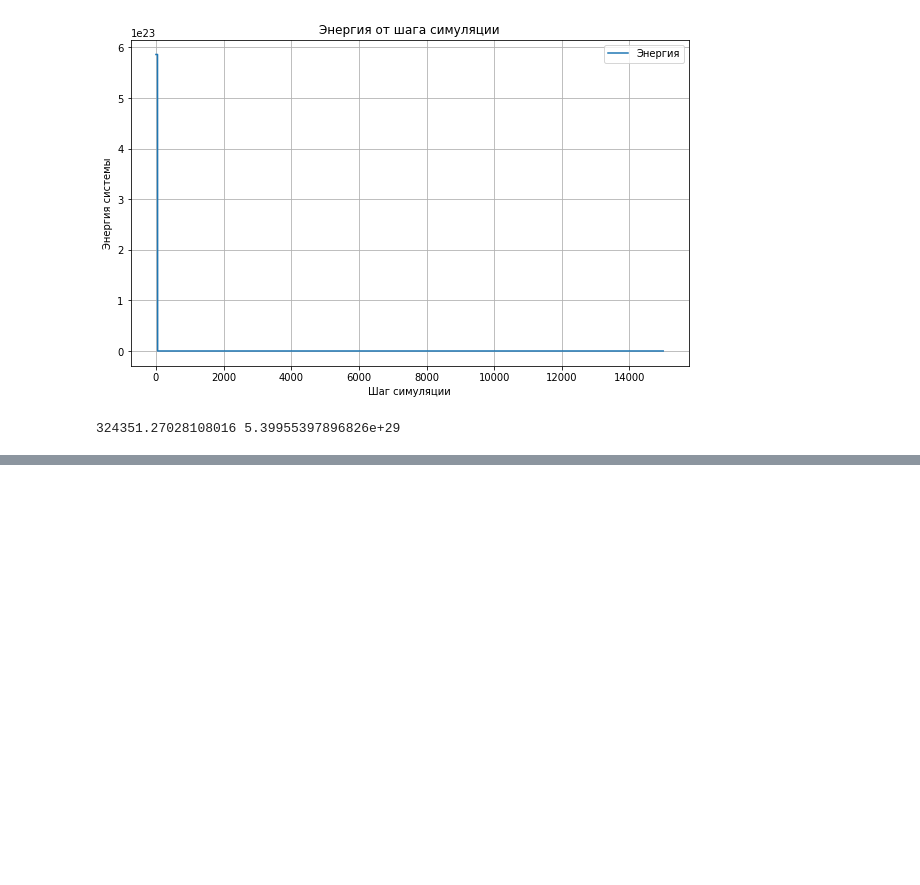
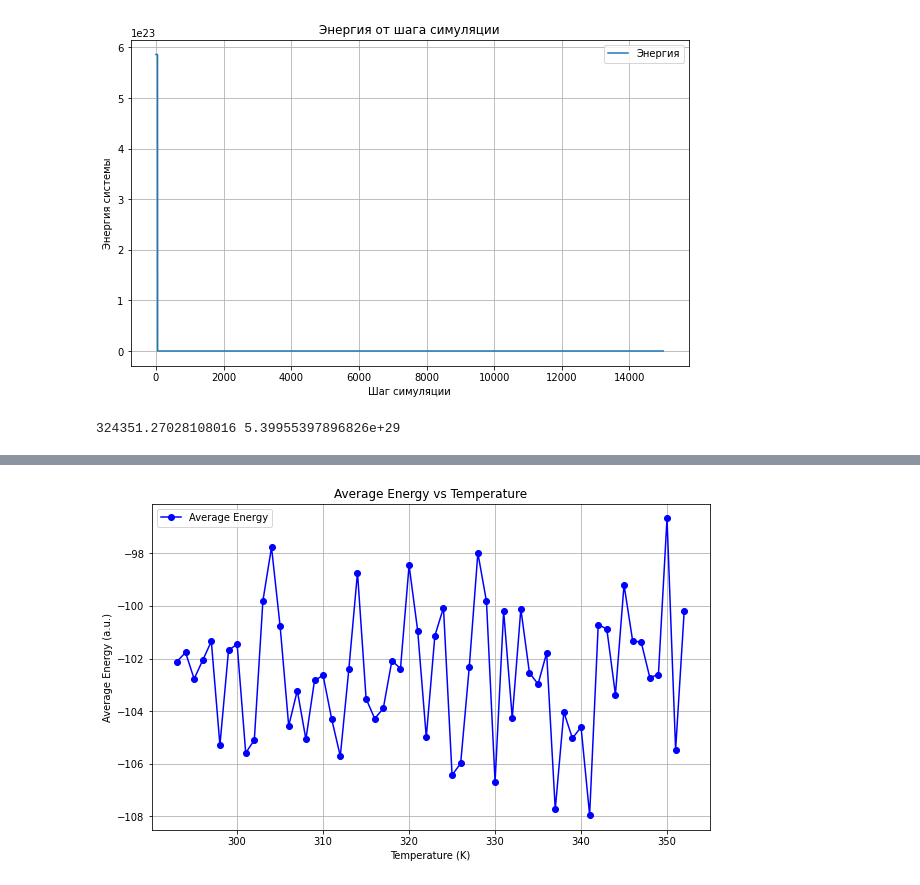
Before and after one commit to rknzhl/polymerization, a Jupyter notebook: main.ipynb, the cells around one changed output, grey strips where cells are left out. Saved outputs shown, nothing was run; the diff lists cells and outputs as text; code cells hidden in the pictures; blank space fills up the shorter version.

```diff
--- a/main.ipynb
+++ b/main.ipynb
@@ -43,0 +70,4 @@ temperatures, heat_cap = run_simulation_for_temperatures(range(100,300,20), 3)
+# %%
+plot_energy_vs_temperature(temperatures, avg_energies)
+# %% [output]
+[figure, added]
```
Also changed, not shown: parts of 5 cells of this notebook, 3 other files.
